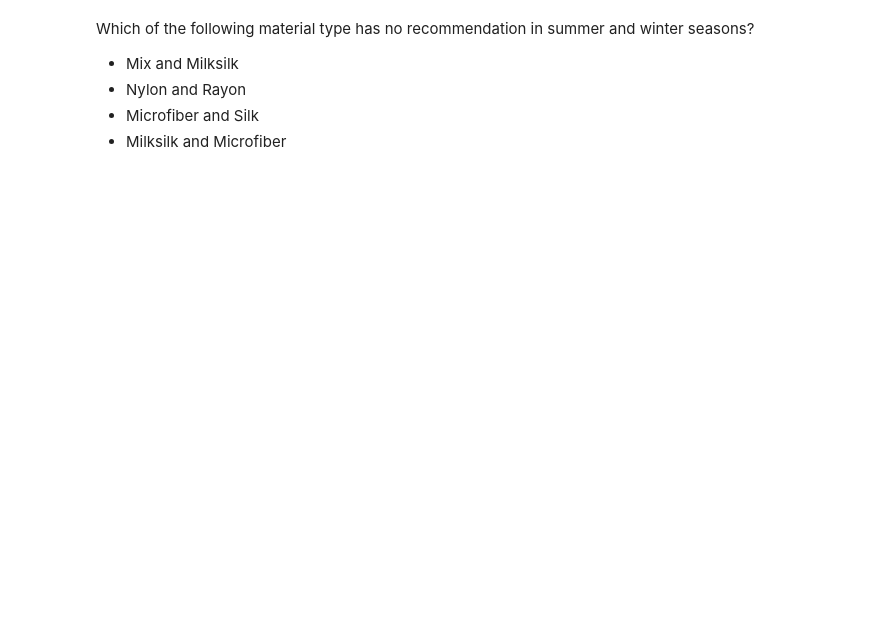
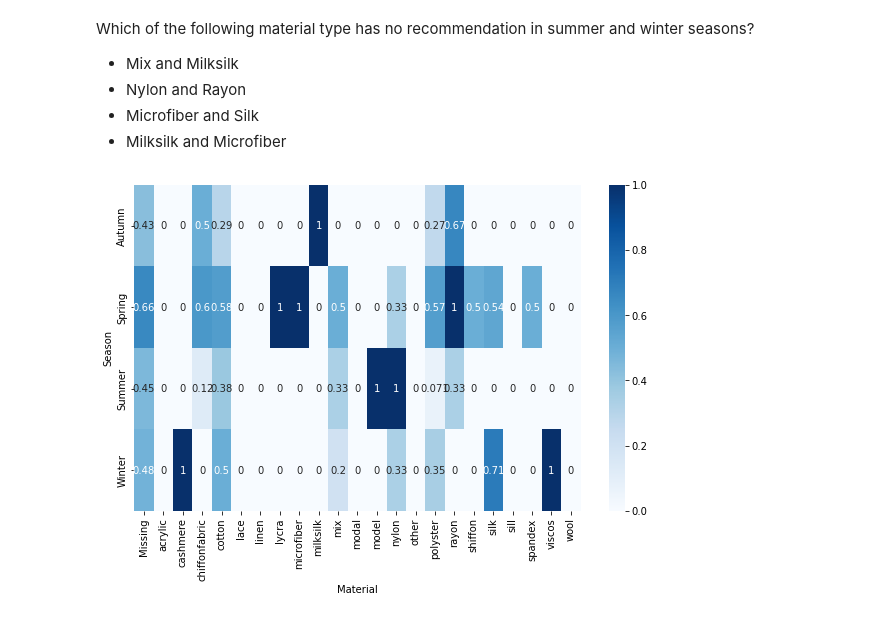
Before and after one commit to deepak7meher/machine-learning, a Jupyter notebook: EDA-Exercise.ipynb, the cells around one changed output. Saved outputs shown, nothing was run; the diff lists cells and outputs as text; code cells hidden in the pictures; blank space fills up the shorter version.

```diff
--- a/EDA-Exercise.ipynb
+++ b/EDA-Exercise.ipynb
@@ -748,0 +769,8 @@ Which of the following material type has no recommendation in summer and winter
+# %%
+# plot the heat map of Season, material and Recommendation.
+plt.figure(figsize=[10,6])
+res=pd.pivot_table(inp0,index="Season",columns=["Material"],values="Recommendation",fill_value=0)
+sns.heatmap(data=res,cmap="Blues",annot=True)
+plt.show()
+# %% [output]
+[figure, added]
```
Also changed, not shown: parts of 6 cells of this notebook, 2 other files.
